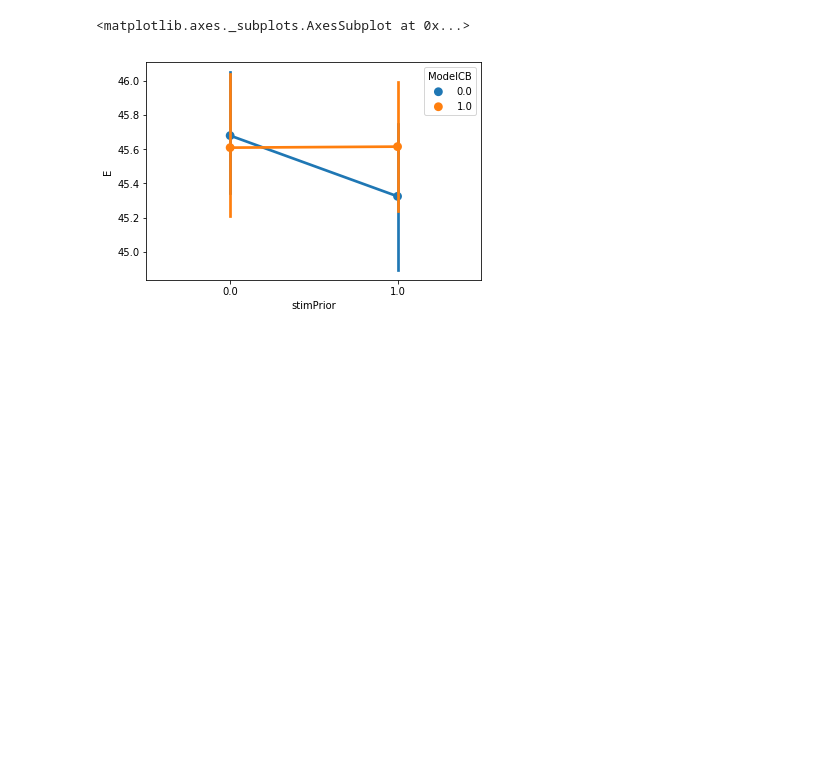
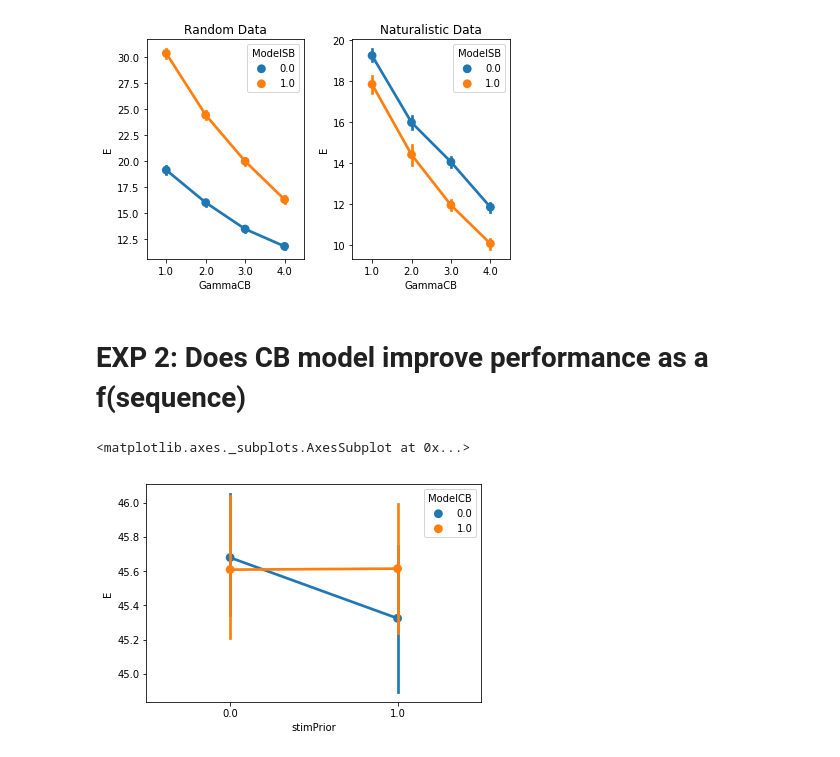
Before and after one commit to TimCSheehan/biasModels, a Jupyter notebook: playModels.ipynb, the cells around one changed output. Cells and saved outputs as stored; diff of their text form; code cells hidden in the pictures; blank space fills up the shorter version.

```diff
--- a/playModels.ipynb
+++ b/playModels.ipynb
@@ -44,3 +60,16 @@ sns.barplot(data=S,x='KappaCB',y='E',hue='ModelSB')
+# %%
+plt.subplot(121)
+sns.pointplot(data=S[S.StimTrans==0],x='GammaCB',y='E',hue='ModelSB')
+plt.title('Random Data')
+plt.subplot(122)
+sns.pointplot(data=S[S.StimTrans==1],x='GammaCB',y='E',hue='ModelSB')
+plt.title('Naturalistic Data')
+plt.tight_layout()
+plt.show()
+# %% [output]
+[figure, added]
+# %% [markdown]
+# EXP 2: Does CB model improve performance as a f(sequence)
 # %%
 # CB model compare
 C = pd.DataFrame()
```
Also changed, not shown: parts of 31 cells of this notebook, 3 other files.
